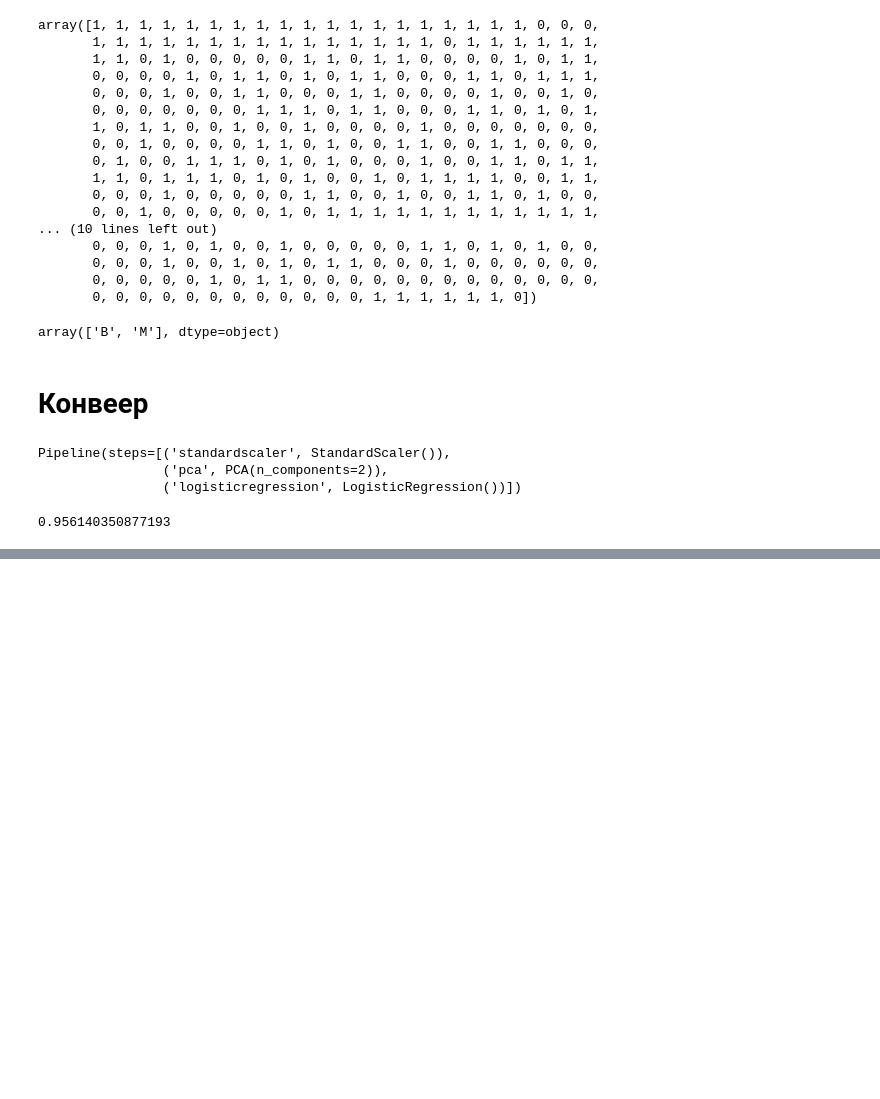
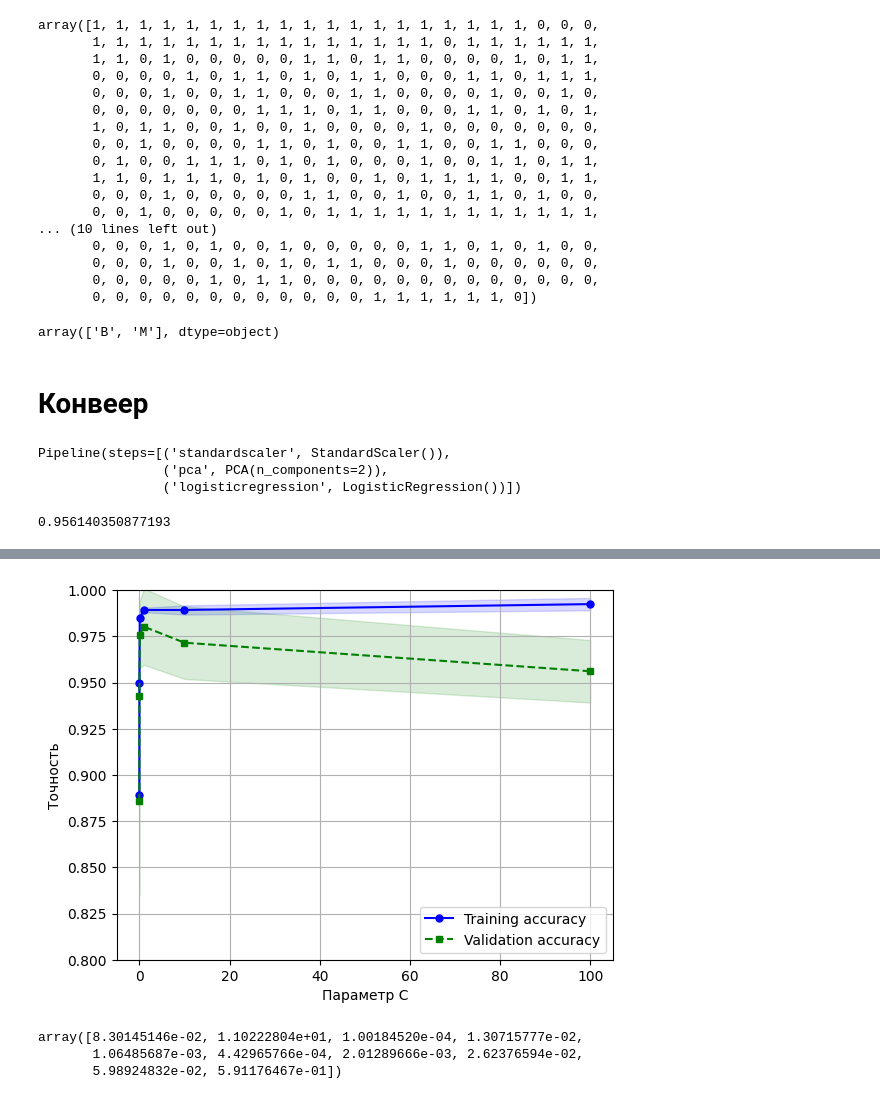
Before and after one commit to Swanger-Iz/ML_pytorch_lessons, a Jupyter notebook: book_rashka/main_notebook.ipynb, the cells around one changed output, grey strips where cells are left out. Cells and saved outputs as stored; diff of their text form; code cells hidden in the pictures; blank space fills up the shorter version.

```diff
--- a/book_rashka/main_notebook.ipynb
+++ b/book_rashka/main_notebook.ipynb
@@ -706,0 +779,24 @@ KeyError: "None of [Index([ 45,  46,  47,  48,  50,  51,  52,  53,  54,  55,\n
+# %%
+param_range = [0.001, 0.01, 0.1, 1.0, 10.0, 100.0]
+train_scores, test_scores = validation_curve(estimator=pipe_lr, X=X_train, y=y_train,
+                                                        param_name='logisticregression__C', param_range=param_range,
+                                                        cv=10)
+# %%
+train_mean = np.mean(train_scores, axis=1)
+train_std = np.std(train_scores, axis=1)
+test_mean = np.mean(test_scores, axis=1)
+test_std = np.std(test_scores, axis=1)
+# %%
+plt.plot(param_range, train_mean, c='blue', marker='o', ms=5, label='Training accuracy')
+plt.fill_between(param_range, train_mean + train_std, train_mean - train_std, alpha=.15, color='blue')
+plt.plot(param_range, test_mean, c='green', ls='--', marker='s', ms=5, label='Validation accuracy')
+plt.fill_between(param_range, test_mean + test_std, test_mean - test_std, alpha=.15, color='green')
+
+plt.grid()
+plt.xlabel('Параметр С')
+plt.ylabel('Точность')
+plt.legend(loc='lower right')
+plt.ylim([.8, 1.0])
+plt.show()
+# %% [output]
+[figure, added]
@@ -706,0 +811,10 @@ KeyError: "None of [Index([ 45,  46,  47,  48,  50,  51,  52,  53,  54,  55,\n
+# %%
+import scipy.stats
+param_range = [0.0001, 0.001, 0.01, 0.1, 1.0, 10.0, 100.0, 1000.0]
+param_range = scipy.stats.loguniform(.0001, 1000.0)
+np.random.seed(1)
+param_range.rvs(10)
+# %% [output]
+array([8.30145146e-02, 1.10222804e+01, 1.00184520e-04, 1.30715777e-02,
+       1.06485687e-03, 4.42965766e-04, 2.01289666e-03, 2.62376594e-02,
+       5.98924832e-02, 5.91176467e-01])
```
Also changed, not shown: parts of 41 cells of this notebook.
